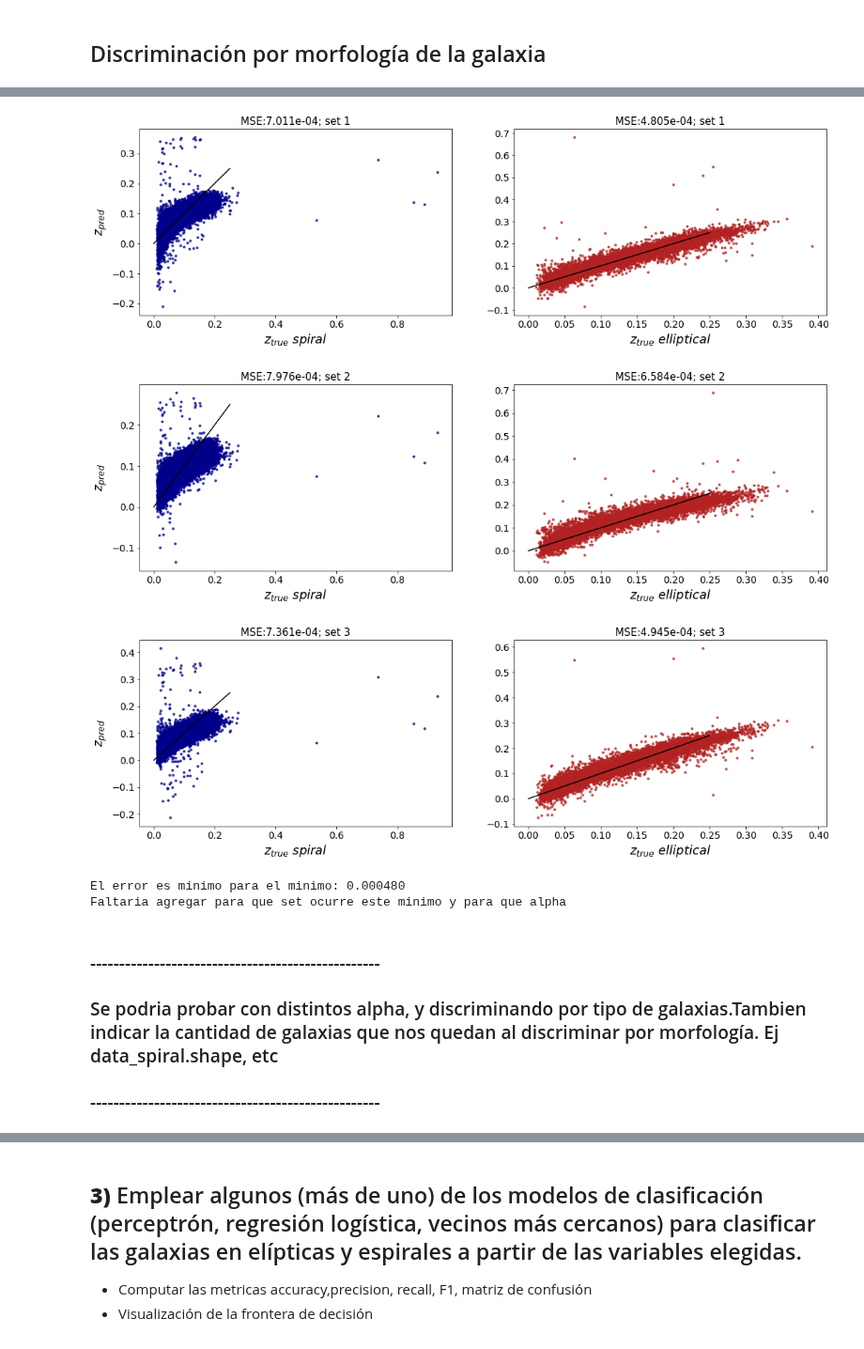
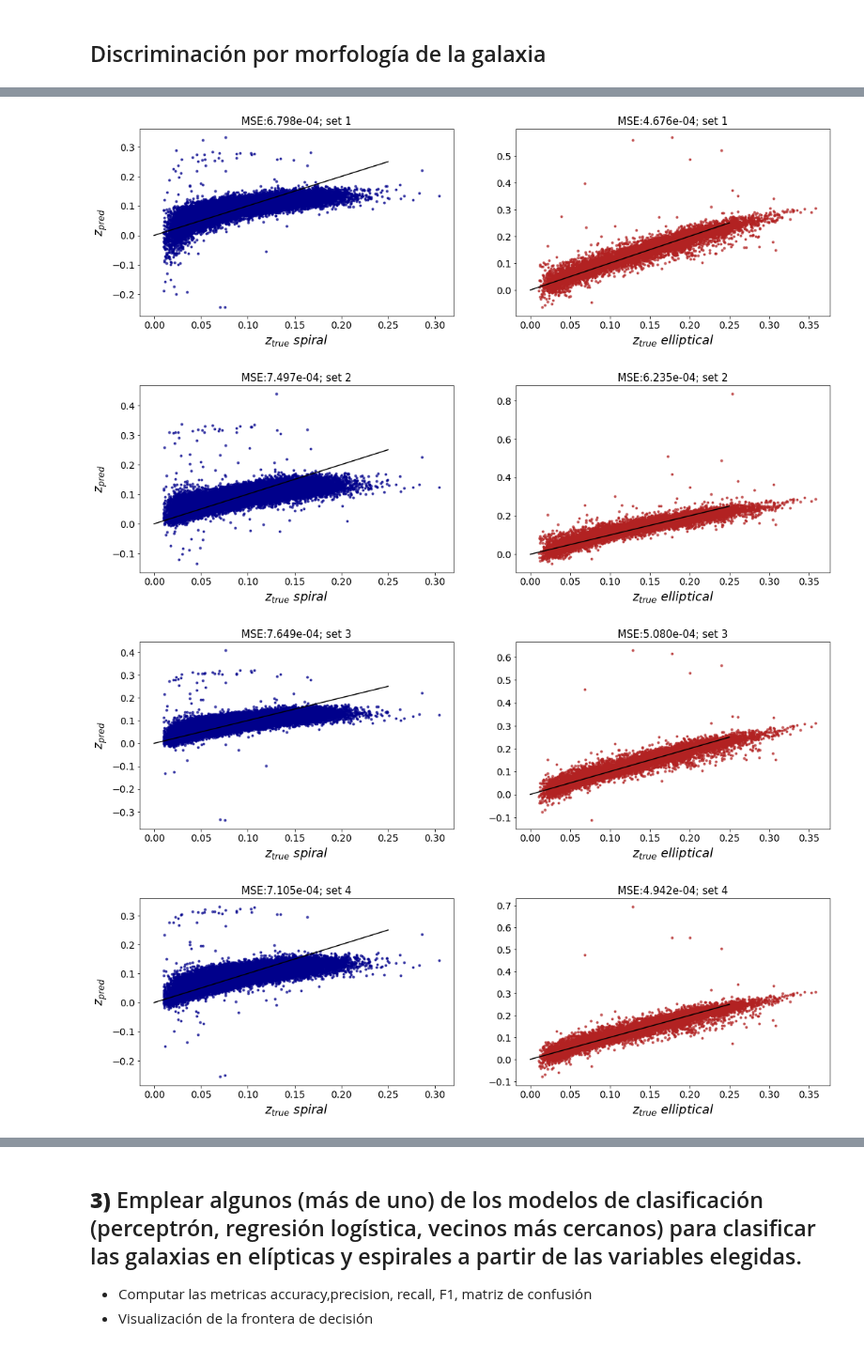
Before and after one commit to leoborgnino/mentoria-astro-datos, a Jupyter notebook: 3_Intro_Aprendizaje-2.ipynb, the cells around one changed output, grey strips where cells are left out. Shown at 94% size. Saved outputs shown, nothing was run; the diff lists cells and outputs as text; code cells hidden in the pictures.

Commit message:
algunos detalles de graficos y texto

```diff
--- a/3_Intro_Aprendizaje-2.ipynb
+++ b/3_Intro_Aprendizaje-2.ipynb
@@ -195,13 +195,16 @@ min_selector_indx = []
 
 scaler = StandardScaler()
 i=0
+
 #fig, ((ax1, ax2), (ax3, ax4)) = plt.subplots(2, 2)
 
 f, ((axs1, axs2), (axs3, axs4)) = plt.subplots(nrows=2,ncols=2,sharex=True, figsize=(12,10))
 
 for j in selector:
     i=i+1
+#    X, y = data[j[1:]][data.z<0.3], data['z'][data.z<0.3]
     X, y = data[j[1:]], data['z']
+
     X_train, X_test, y_train, y_test = train_test_split(X, y, train_size=0.8, random_state=0)
 
 #    print(X_train.shape)
@@ -210,7 +213,7 @@ for j in selector:
     test_error = []
     y_test_pred = []
 
-    sgd_reg = make_pipeline(StandardScaler(), SGDRegressor(max_iter=10000))#,  penalty=None, eta0=0.1))
+    sgd_reg = make_pipeline(StandardScaler(), SGDRegressor(loss='squared_loss',max_iter=10000,random_state=0))#,  penalty=None, eta0=0.1))
 
     # Entreno los modelos
 
@@ -341,3 +352,19 @@ data_spiral = data[data['spiral'] == 1]
 data_elliptical = data[data['elliptical'] == 1]
 
 tipo=['spiral', 'elliptical']
+# %%
+f, ax=plt.subplots(nrows=1, ncols=2, figsize=(14, 5))
+
+sns.distplot(data['z'],ax=ax[0], kde=True, label=r'$All\,\, z_{median}=$'+str(np.around(np.median(data['z']),3)))
+sns.distplot(data_spiral['z'],ax=ax[0], kde=True, label=r'$Espiral\,\, z_{median}=$'+str(np.around(np.median(data_spiral['z']),3)))
+sns.distplot(data_elliptical['z'],ax=ax[0], kde=True, label=r'$Elliptical\,\, z_{median}=$'+str(np.around(np.median(data_elliptical['z']),3)))
+ax[0].set_xlabel('z', fontsize=19)
+ax[0].tick_params(labelsize=14)
+ax[0].legend(fontsize=13)
+
+sns.distplot(data['z'][data['z']>0.35],ax=ax[1],kde=False, label='All')
+sns.distplot(data_spiral['z'][data_spiral['z']>0.35],ax=ax[1],kde=False, label='Espiral')
+sns.distplot(data_elliptical['z'][data_elliptical['z']>0.35],ax=ax[1],kde=False, label='Elliptical')
+ax[1].tick_params(labelsize=14)
+ax[1].set_xlabel('z', fontsize=19)
+ax[1].legend(fontsize=13)
@@ -344,5 +374,7 @@ tipo=['spiral', 'elliptical']
 # %%
-selector =[filter_col, filter_colp, filter_col_sre]
+### Pruebo de entrenar el modelo con todo el rango de z y con los z< 0.4. En todo caso hay que discutirlo.
+
+selector =[filter_col, filter_colp, filter_col_sre, filter_col07]
 
 min_selector_error = []
 min_selector_indx = []
@@ -361,13 +393,15 @@ for ind,j in enumerate(selector):
     for m in tipo:
 
         X, y = vars()['data_'+str(m)][j[1:]], vars()['data_'+str(m)]['z']
+#        X, y = vars()['data_'+str(m)][j[1:]][vars()['data_'+str(m)]['z']<0.4], vars()['data_'+str(m)]['z'][vars()['data_'+str(m)]['z']<0.4]
+
         X_train, X_test, y_train, y_test = train_test_split(X, y, train_size=0.8, random_state=0)
 
         train_error = []
         test_error = []
         y_test_pred = []
 
-        sgd_reg = make_pipeline(StandardScaler(), SGDRegressor(max_iter=10000, alpha=1e-5))# Sacamos este valor de los graficos anteriores
+        sgd_reg = make_pipeline(StandardScaler(), SGDRegressor(max_iter=10000, alpha=1e-5, random_state=0))# Sacamos este valor de los graficos anteriores
 
         # Entreno los modelos
 
@@ -379,41 +413,35 @@ for ind,j in enumerate(selector):
         # Predigo los valores de train
         y_test_pred = sgd_reg.predict(X_test)
 
         # Error cuadratico medio entrenamiento
 #        train_error.append(mean_squared_error(y_train, y_train_pred))
 
         # Error cuadratico medio test
         test_error.append(mean_squared_error(y_test, y_test_pred))
 
 
         # Grafico error
         ax[h].plot(y_test, y_test_pred, '.', color=c[h], alpha=0.7)
         ax[h].plot([0,0.25], [0,0.25], 'k-')#, color="blue")
         ax[h].tick_params(labelsize=14)
         ax[h].set_title("MSE:%.3e"%(test_error[0])+"; set %i"%(ind+1), fontsize=15)
         if h==0:
             ax[h].set_ylabel(r'$z_{pred}$', fontsize=18)
 
         if h==0:
             ax[h].set_xlabel(r'$z_{true}\,\, spiral$', fontsize=18)
 
         if h==1:
             ax[h].set_xlabel(r'$z_{true}\,\, elliptical$', fontsize=18)
 
         h=h+1
     plt.show()
     min_selector_error.append(min(test_error))
     min_selector_indx.append(test_error.index(min(test_error)))
 
-print("El error es minimo para el minimo: %f"%(min(min_selector_error)))#,"Correspondiente al set: %f"%(min(min_selector_error)) )
-print("Faltaria agregar para que set ocurre este minimo y para que alpha")
+#print("El error es minimo para el minimo: %f"%(min(min_selector_error)))#,"Correspondiente al set: %f"%(min(min_selector_error)) )
 # %% [output]
-[figure, old version]
+[figure, new version]
-[figure, old version]
+[figure, new version]
-[figure, old version]
+[figure, new version]
-El error es minimo para el minimo: 0.000480
-Faltaria agregar para que set ocurre este minimo y para que alpha
+[figure, added]
-# %% [markdown]
-### --------------------------------------------------
-### Se podria probar con distintos alpha, y discriminando por tipo de galaxias.Tambien indicar la cantidad de galaxias que nos quedan al discriminar por morfología. Ej data_spiral.shape, etc
-### --------------------------------------------------
```
Also changed, not shown: parts of 10 cells of this notebook.
